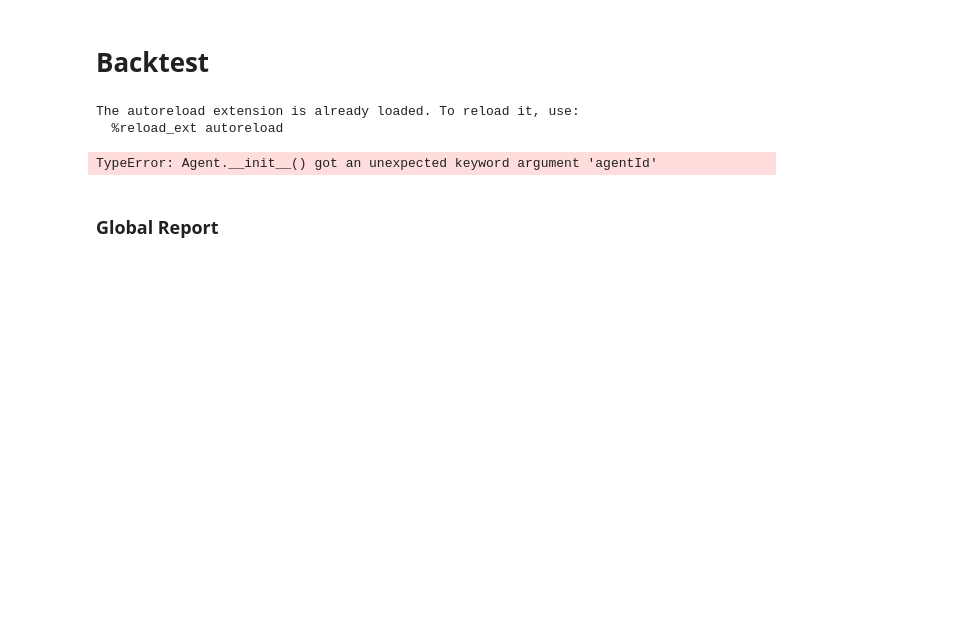
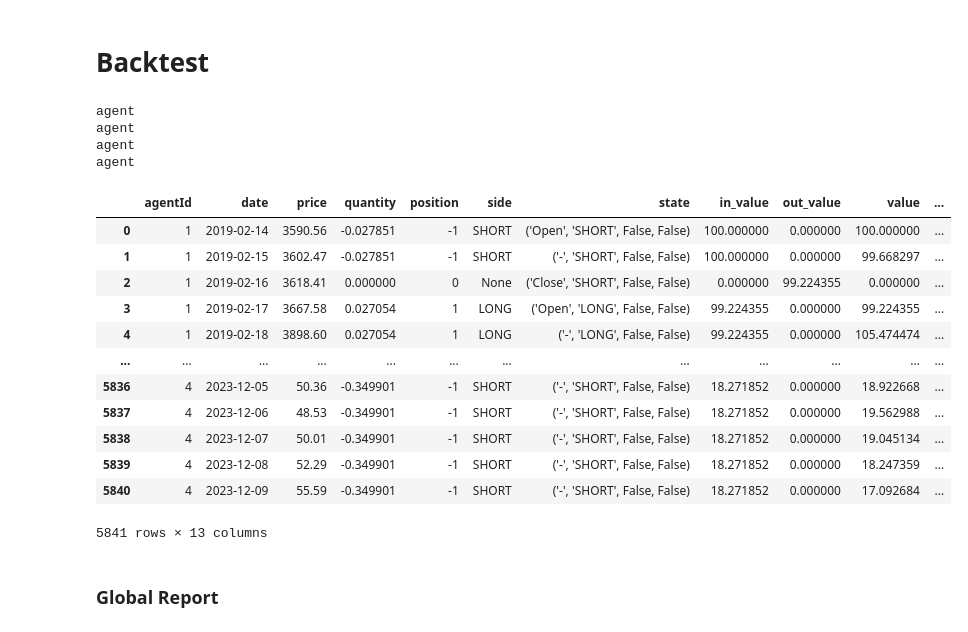
Before and after one commit to cedTrad/C-Syst, a Jupyter notebook: labs.ipynb, the cells around one changed output. Drawn from its saved outputs; the diff is of its cells as text; code cells hidden in the pictures; blank space fills up the shorter version.

```diff
--- a/labs.ipynb
+++ b/labs.ipynb
@@ -21,32 +21,50 @@ env = Env(**config)
 
 agentIds = [1, 2, 3, 4]
 env.config_agents(agentIds)
-
-params_1 = {"agentId" : (1, "BTC"), "allocation" : 100, "env" : env, "policy_name" : "MOMENTUM"}
-params_2 = {"agentId" : (2, "BTC"), "allocation" : 100, "env" : env, "policy_name":"TRIPLEMA"}
-params_3 = {"agentId" : (3, "ETH"), "allocation" : 100, "env" : env, "policy_name":"MOMENTUM"}
-params_4 = {"agentId" : (4, "ETH"), "allocation" : 100, "env" : env, "policy_name":"TRIPLEMA"}
-# %% [output]
-The autoreload extension is already loaded. To reload it, use:
-  %reload_ext autoreload
-# %%
-agent_1 = Agent(**params_1)
-agent_1.update_policy_params(params = 3)
-agent_1.run_episode()
-
-agent_2 = Agent(**params_2)
-agent_2.update_policy_params(params = (7, 14, 21))
-agent_2.run_episode()
-
-agent_3 = Agent(**params_3)
-agent_3.update_policy_params(params = 5)
-agent_3.run_episode()
-
-agent_4 = Agent(**params_4)
-agent_4.update_policy_params(params = (7, 14, 21))
-agent_4.run_episode()
-# %% [output]
-TypeError: Agent.__init__() got an unexpected keyword argument 'agentId'
+# %%
+# Agent details
+AGENT_PARAMS = [
+    [(1, "BTC"), env],
+    [(2, "ETH"), env],
+    [(3, "SOL"), env],
+    [(4, "EGLD"), env],
+]
+
+N = len(AGENT_PARAMS)
+
+STRATEGIES = [
+    ("MOMENTUM", 3),
+    ("TRIPLEMA", (3, 7, 14)),
+    ("MOMENTUM", 0),
+    ("TRIPLEMA", (14, 21, 35)),
+]
+
+for agent_x, strategie in zip(AGENT_PARAMS, STRATEGIES):
+    agent = Agent(*agent_x)
+    agent.update_policy(*strategie)
+    print("agent")
+    agent.run_episode()
+# %% [output]
+agent
+agent
+agent
+agent
+# %%
+env.journal.tradesData
+# %% [output]
+|  | agentId | date | price | quantity | position | side | state | in_value | out_value | value | ... |
+| 0 | 1 | 2019-02-14 | 3590.56 | -0.027851 | -1 | SHORT | ('Open', 'SHORT', False, False) | 100.000000 | 0.000000 | 100.000000 | ... |
+| 1 | 1 | 2019-02-15 | 3602.47 | -0.027851 | -1 | SHORT | ('-', 'SHORT', False, False) | 100.000000 | 0.000000 | 99.668297 | ... |
+| 2 | 1 | 2019-02-16 | 3618.41 | 0.000000 | 0 | None | ('Close', 'SHORT', False, False) | 0.000000 | 99.224355 | 0.000000 | ... |
+| 3 | 1 | 2019-02-17 | 3667.58 | 0.027054 | 1 | LONG | ('Open', 'LONG', False, False) | 99.224355 | 0.000000 | 99.224355 | ... |
+| 4 | 1 | 2019-02-18 | 3898.60 | 0.027054 | 1 | LONG | ('-', 'LONG', False, False) | 99.224355 | 0.000000 | 105.474474 | ... |
+| ... | ... | ... | ... | ... | ... | ... | ... | ... | ... | ... | ... |
+| 5836 | 4 | 2023-12-05 | 50.36 | -0.349901 | -1 | SHORT | ('-', 'SHORT', False, False) | 18.271852 | 0.000000 | 18.922668 | ... |
+| 5837 | 4 | 2023-12-06 | 48.53 | -0.349901 | -1 | SHORT | ('-', 'SHORT', False, False) | 18.271852 | 0.000000 | 19.562988 | ... |
+| 5838 | 4 | 2023-12-07 | 50.01 | -0.349901 | -1 | SHORT | ('-', 'SHORT', False, False) | 18.271852 | 0.000000 | 19.045134 | ... |
+| 5839 | 4 | 2023-12-08 | 52.29 | -0.349901 | -1 | SHORT | ('-', 'SHORT', False, False) | 18.271852 | 0.000000 | 18.247359 | ... |
+| 5840 | 4 | 2023-12-09 | 55.59 | -0.349901 | -1 | SHORT | ('-', 'SHORT', False, False) | 18.271852 | 0.000000 | 17.092684 | ... |
+5841 rows × 13 columns
 # %%
 import datetime
 
```
Also changed, not shown: parts of 12 cells of this notebook, 1 other file.
